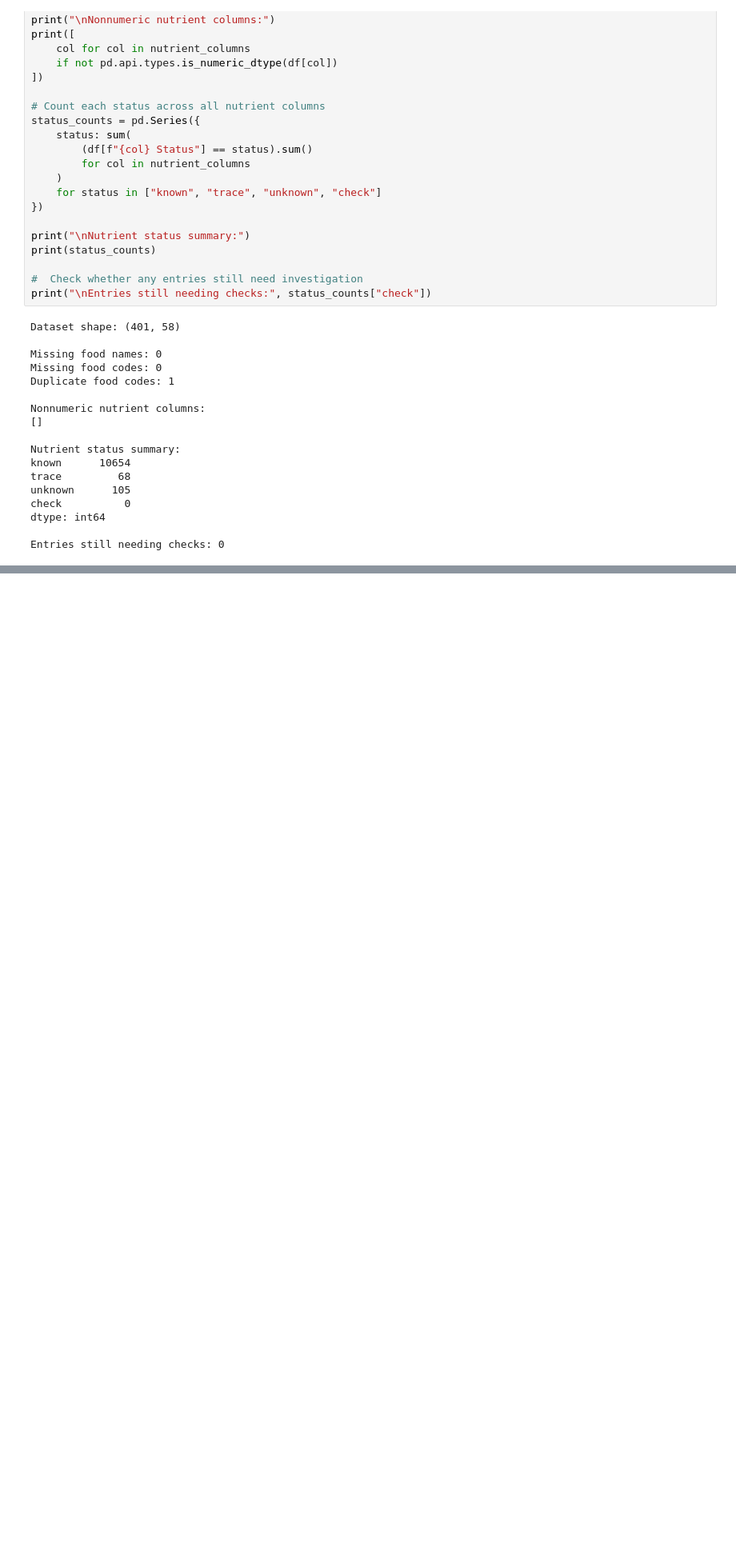
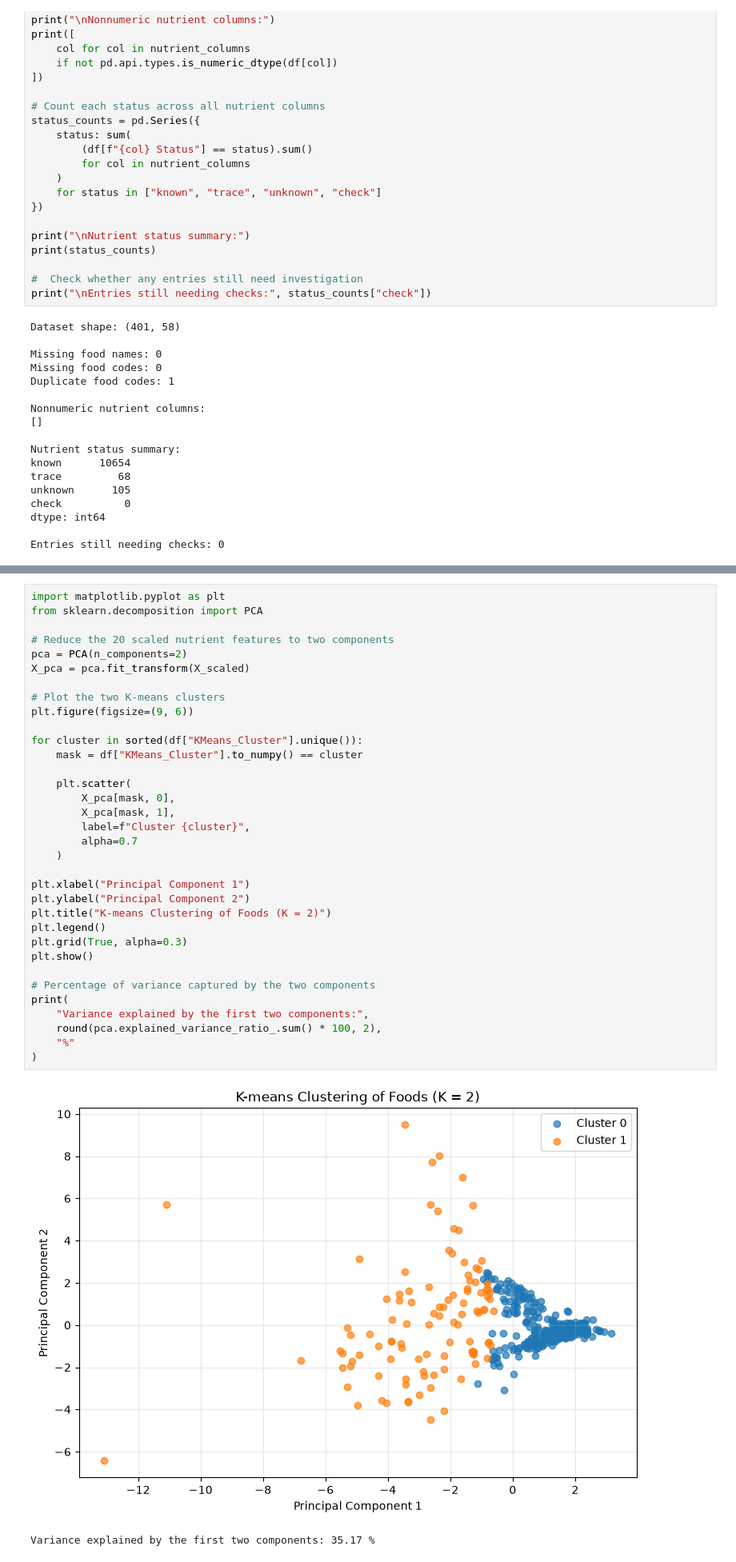
Before and after one commit to sheilawanjiru52-create/FINALPROJECT, a Jupyter notebook: nutrition.ipynb, the cells around one changed output, grey strips where cells are left out. Shown at 80% size. Cells and saved outputs as stored; diff of their text form; blank space fills up the shorter version.

```diff
--- a/nutrition.ipynb
+++ b/nutrition.ipynb
@@ -410,0 +2475,37 @@ Entries still needing checks: 0
+# %%
+import matplotlib.pyplot as plt
+from sklearn.decomposition import PCA
+
+# Reduce the 20 scaled nutrient features to two components
+pca = PCA(n_components=2)
+X_pca = pca.fit_transform(X_scaled)
+
+# Plot the two K-means clusters
+plt.figure(figsize=(9, 6))
+
+for cluster in sorted(df["KMeans_Cluster"].unique()):
+    mask = df["KMeans_Cluster"].to_numpy() == cluster
+
+    plt.scatter(
+        X_pca[mask, 0],
+        X_pca[mask, 1],
+        label=f"Cluster {cluster}",
+        alpha=0.7
+    )
+
+plt.xlabel("Principal Component 1")
+plt.ylabel("Principal Component 2")
+plt.title("K-means Clustering of Foods (K = 2)")
+plt.legend()
+plt.grid(True, alpha=0.3)
+plt.show()
+
+# Percentage of variance captured by the two components
+print(
+    "Variance explained by the first two components:",
+    round(pca.explained_variance_ratio_.sum() * 100, 2),
+    "%"
+)
+# %% [output]
+[figure, added]
+Variance explained by the first two components: 35.17 %
```
Also changed, not shown: parts of 105 cells of this notebook.
